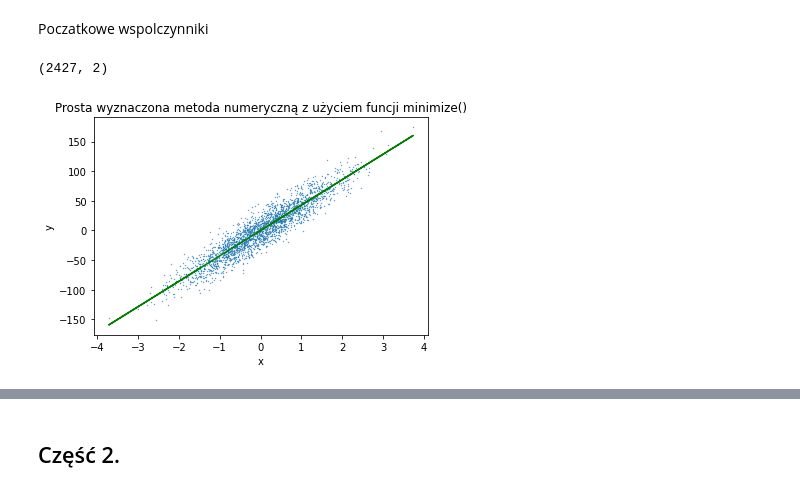
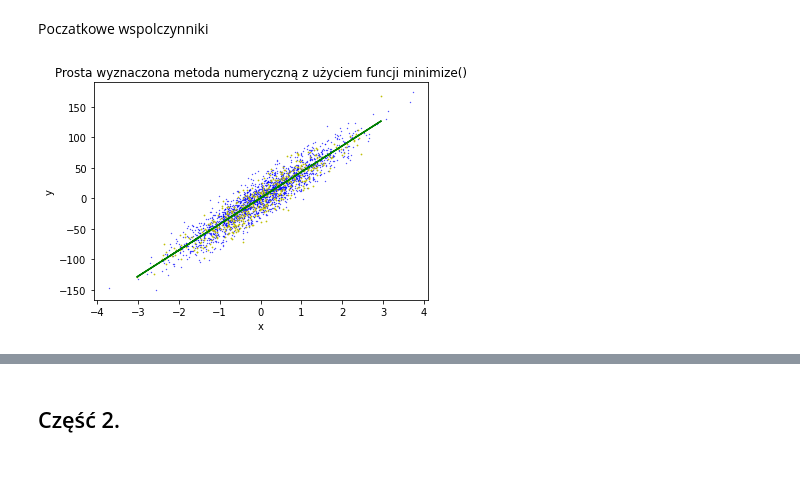
Before and after one commit to DonChaka/PUM, a Jupyter notebook: 1.RegresjaLiniowa/1RegresjaLiniowa.ipynb, the cells around one changed output, grey strips where cells are left out. Saved outputs shown, nothing was run; the diff lists cells and outputs as text; code cells hidden in the pictures.

```diff
--- a/1.RegresjaLiniowa/1RegresjaLiniowa.ipynb
+++ b/1.RegresjaLiniowa/1RegresjaLiniowa.ipynb
@@ -31,7 +35,9 @@ Obliczenie wspolczynników dla funkcji
 # %%
 ana_start = time_ns()
 for i in range(100):
-    a = np.concatenate((np.ones((n_samples, 1)), x), 1)
+    a = np.concatenate((np.ones((len(x_train), 1)), x_train), 1)
     at = np.transpose(a)
-    w = np.matmul(np.matmul(np.linalg.inv(np.matmul(at, a)), at), true_y)
+    w = np.matmul(np.matmul(np.linalg.inv(np.matmul(at, a)), at), y_train)
 ana_stop = time_ns()
+
+predicted_y_analytical = f(w, x_test)
@@ -49,28 +54,29 @@ plt.show()
 # %% [markdown]
 Funkcja strat dla metody numerycznej
 # %%
-def numerical_loss(w):
-    ret = true_y - np.matmul(a, w)
+def numerical_loss(w, x, y):
+    ret = y - np.matmul(x, w)
     ret = np.matmul(ret.transpose(), ret)
-    return 1/n_samples * ret
+    return 1/len(y) * ret
 # %% [markdown]
 Poczatkowe wspolczynniki
 # %%
 start = np.ones((2,1))
-# %%
-print(a.shape)
-# %% [output]
-(2427, 2)
-# %%
-minimized = minimize(numerical_loss, start, method='Powell')
-predicted_y_numerical = f(minimized.x)
+# %%
+num_start = time_ns()
+for i in range(100):
+    a = np.concatenate((np.ones((len(x_train), 1)), x_train), 1)
+    minimized = minimize(numerical_loss, start, args=(a, y_train), method='Powell')
+num_stop = time_ns()
+predicted_y_numerical = f(minimized.x, x_test)
 # %%
-plt.scatter(x, true_y, s=0.1)
-plt.plot(x, predicted_y_numerical, c='g')
+plt.scatter(x_train, y_train, s=0.1, c='b', label='Zestaw treningowy')
+plt.scatter(x_test, y_test, s=0.5, c='y', label='Zestaw testowy')
+plt.plot(x_test, predicted_y_numerical, c='g')
 plt.xlabel('x')
 plt.ylabel('y')
 plt.title("Prosta wyznaczona metoda numeryczną z użyciem funcji minimize()")
 plt.show()
 # %% [output]
-[figure, old version]
+[figure, new version]
 # %%
```
Also changed, not shown: parts of 31 cells of this notebook.
